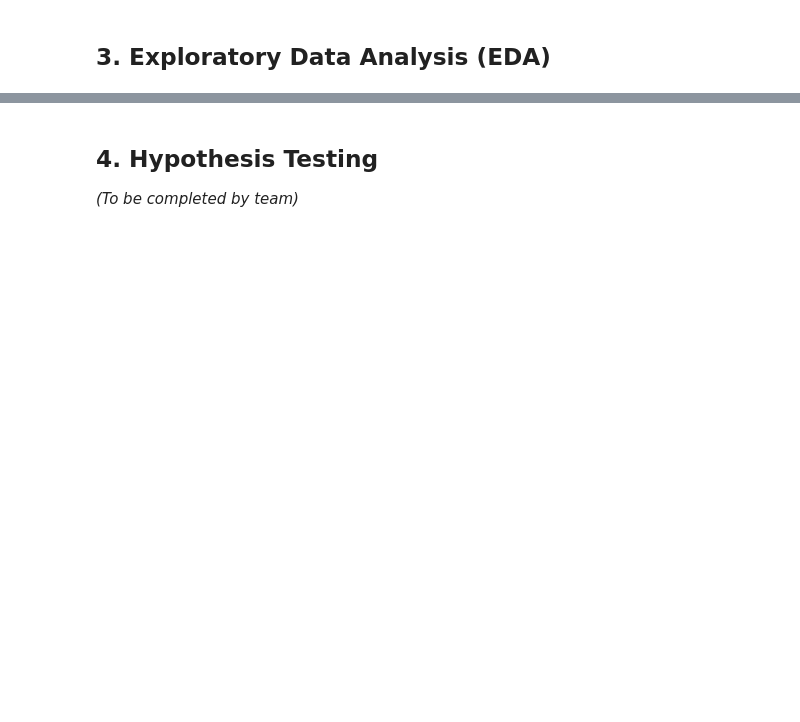
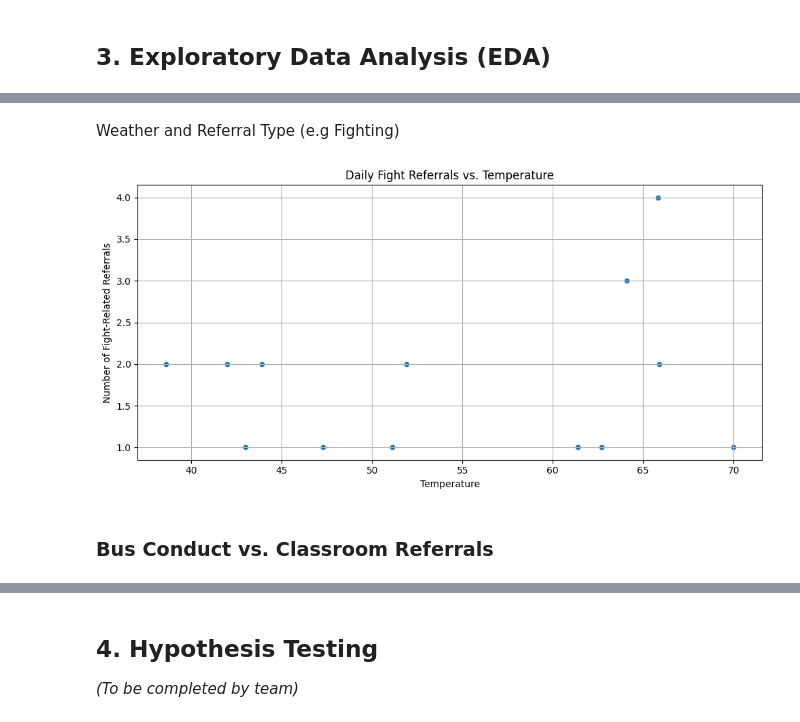
Before and after one commit to TDRobertson/student-referral-predictor, a Jupyter notebook: Behavioral_Disruptions_EDA.ipynb, the cells around one changed output, grey strips where cells are left out. Cells and saved outputs as stored; diff of their text form; code cells hidden in the pictures; blank space fills up the shorter version.

```diff
--- a/Behavioral_Disruptions_EDA.ipynb
+++ b/Behavioral_Disruptions_EDA.ipynb
@@ -227,0 +234,20 @@ Passing `palette` without assigning `hue` is deprecated and will be removed in v
+# %% [markdown]
+Weather and Referral Type (e.g Fighting)
+# %%
+fighting_referrals = disciplinary_referral_all[disciplinary_referral_all['Select the Major Referral'].str.contains('fight', na=False, case=False)]
+fight_days = fighting_referrals.groupby('Date of Incident').size().reset_index(name='fight_referrals')
+weather_df['datetime'] = pd.to_datetime(weather_df['datetime'], errors='coerce')
+weather_fights = pd.merge(fight_days, weather_df, left_on='Date of Incident', right_on='datetime', how='inner')
+
+plt.figure(figsize=(10, 5))
+sns.scatterplot(data=weather_fights, x='temp', y='fight_referrals')
+plt.title("Daily Fight Referrals vs. Temperature")
+plt.xlabel("Temperature")
+plt.ylabel("Number of Fight-Related Referrals")
+plt.grid(True)
+plt.tight_layout()
+plt.show()
+# %% [output]
+[figure, added]
+# %% [markdown]
+### Bus Conduct vs. Classroom Referrals
```
Also changed, not shown: parts of 16 cells of this notebook, 2 other files.
